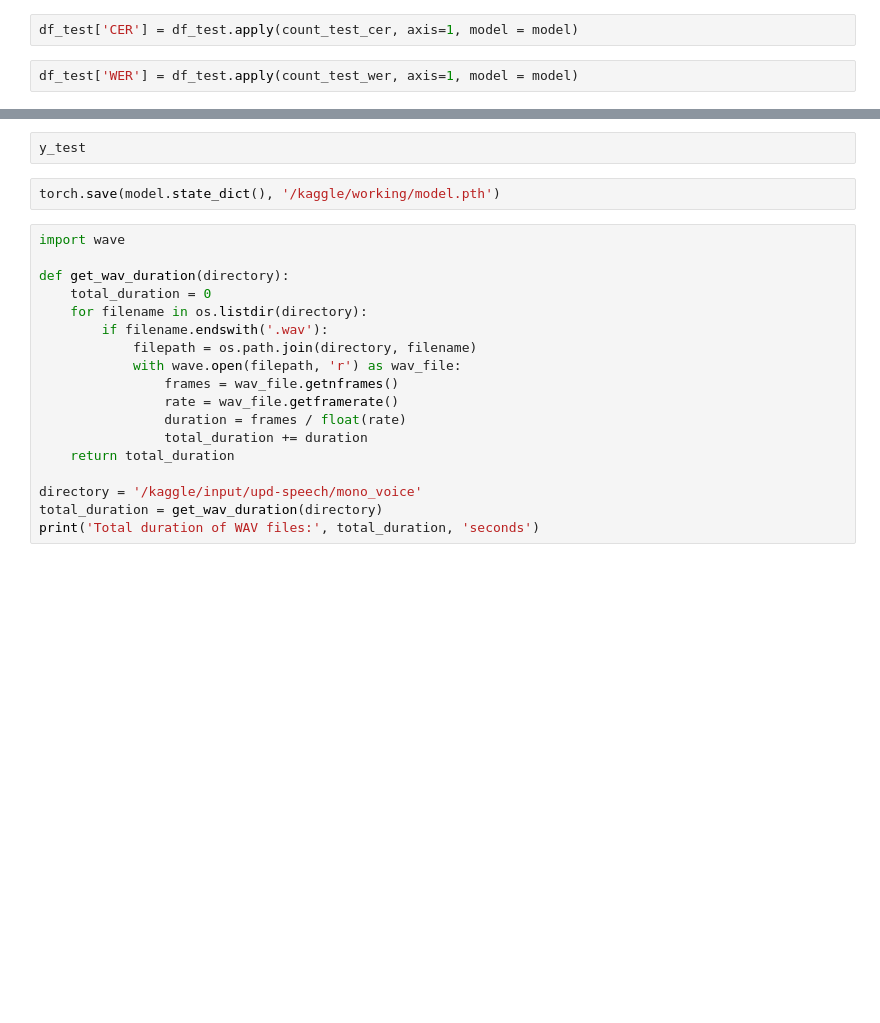
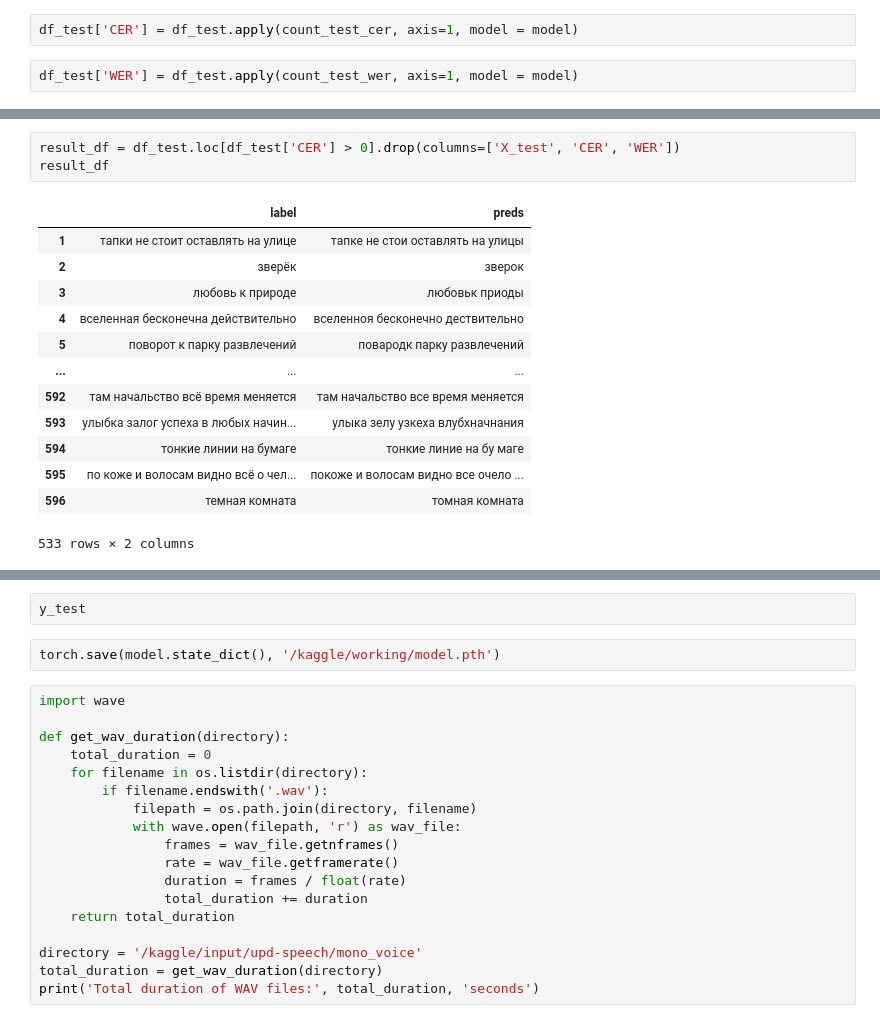
Before and after one commit to NickChudo/NeuralNetwork, a Jupyter notebook: pytorch-model.ipynb, the cells around one changed output, grey strips where cells are left out. Saved outputs shown, nothing was run; the diff lists cells and outputs as text; blank space fills up the shorter version.

```diff
--- a/pytorch-model.ipynb
+++ b/pytorch-model.ipynb
@@ -805,0 +638,17 @@ df_test['WER'] = df_test.apply(count_test_wer, axis=1, model = model)
+# %%
+result_df = df_test.loc[df_test['CER'] > 0].drop(columns=['X_test', 'CER', 'WER'])
+result_df
+# %% [output]
+|  | label | preds |
+| 1 | тапки не стоит оставлять на улице | тапке не стои оставлять на улицы |
+| 2 | зверёк | зверок |
+| 3 | любовь к природе | любовьк приоды |
+| 4 | вселенная бесконечна действительно | вселенноя бесконечно дествительно |
+| 5 | поворот к парку развлечений | повародк парку развлечений |
+| ... | ... | ... |
+| 592 | там начальство всё время меняется | там начальство все время меняется |
+| 593 | улыбка залог успеха в любых начин... | улыка зелу узкеха влубхначнания |
+| 594 | тонкие линии на бумаге | тонкие линие на бу маге |
+| 595 | по коже и волосам видно всё о чел... | покоже и волосам видно все очело ... |
+| 596 | темная комната | томная комната |
+533 rows × 2 columns
```
Also changed, not shown: parts of 30 cells of this notebook.
